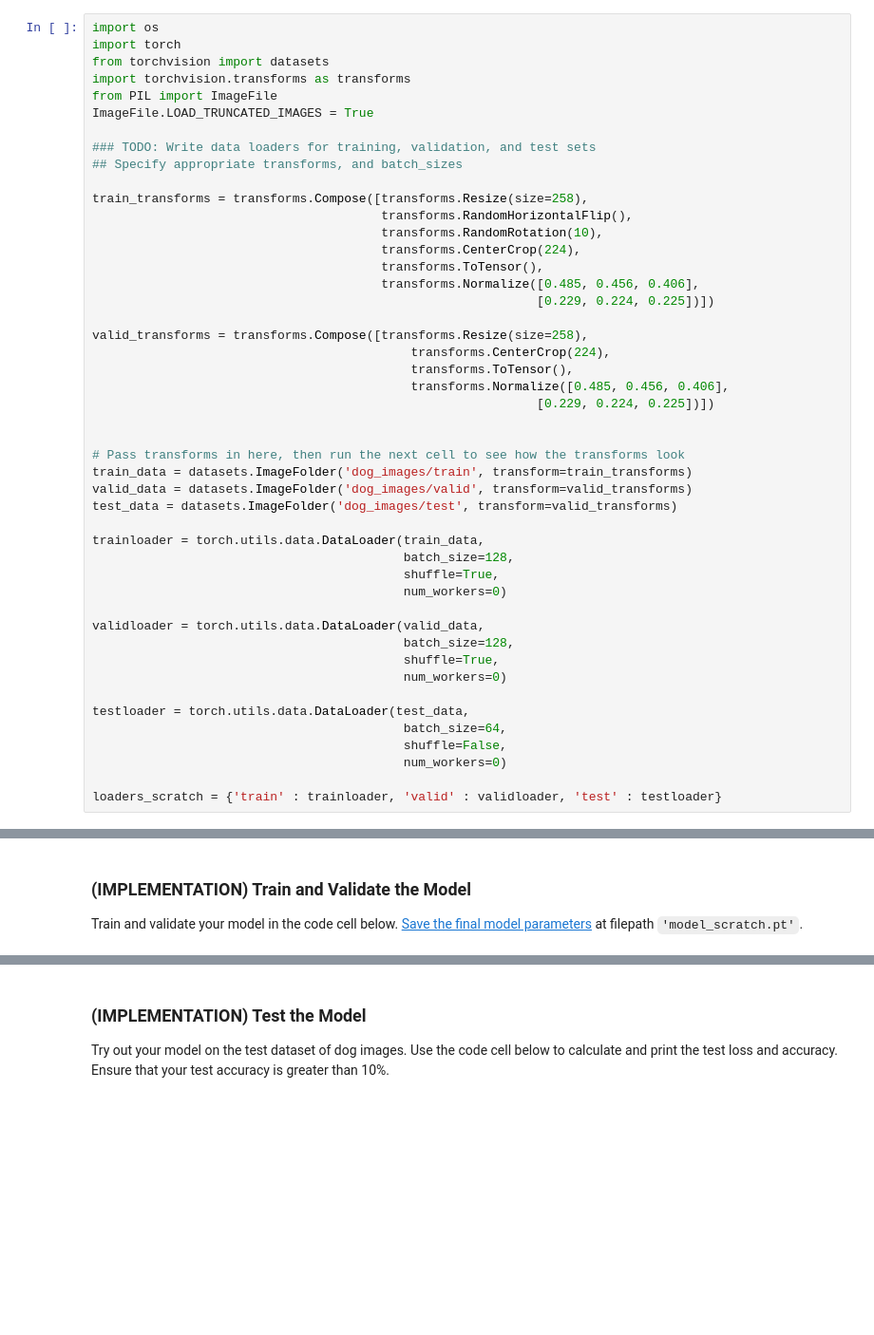
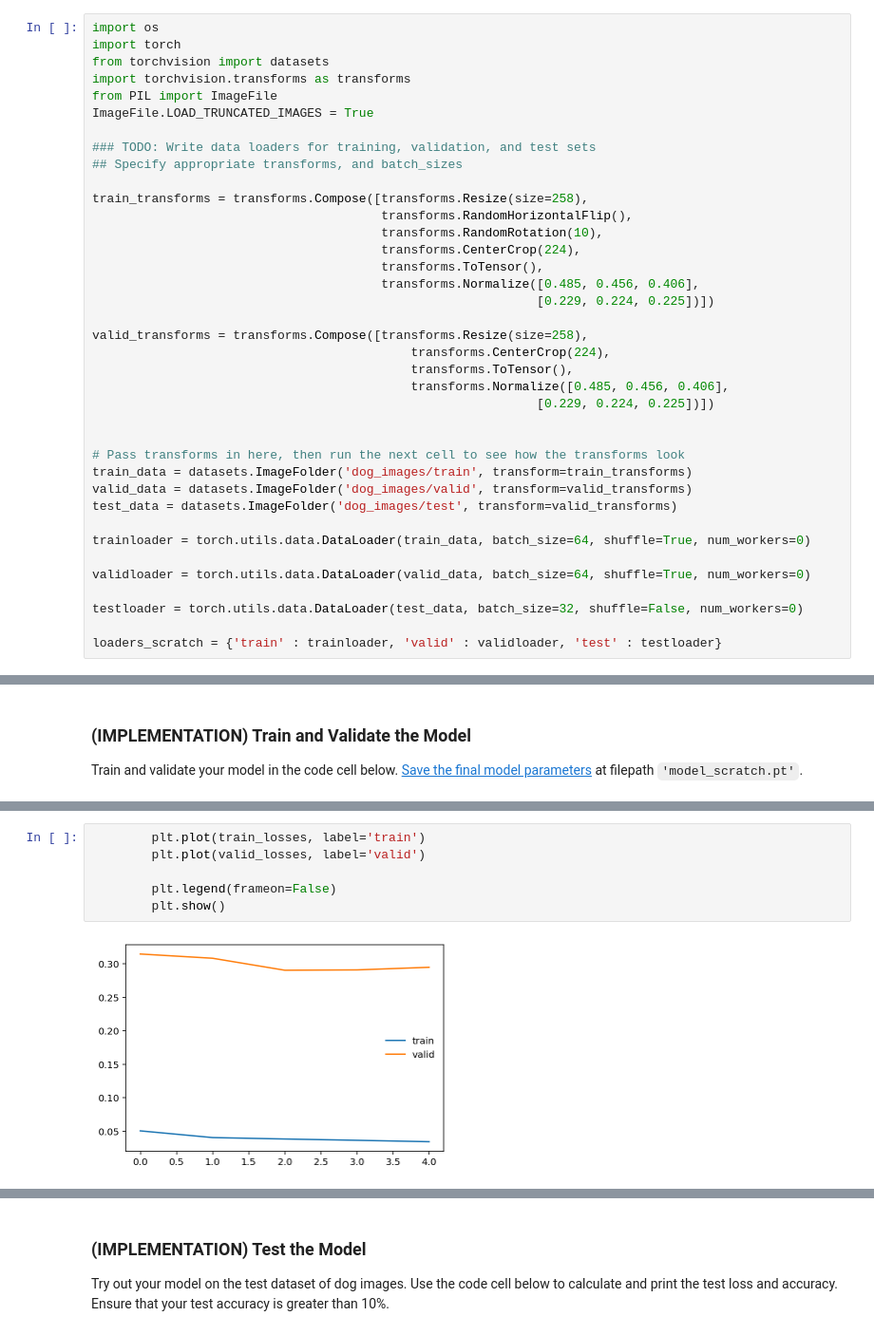
Before and after one commit to lumartin/cnn-dog-breed-classifier, a Jupyter notebook: dog_app.ipynb, the cells around one changed output, grey strips where cells are left out. Shown at 95% size. Saved outputs shown, nothing was run; the diff lists cells and outputs as text; blank space fills up the shorter version.

```diff
--- a/dog_app.ipynb
+++ b/dog_app.ipynb
@@ -327,20 +327,11 @@ train_data = datasets.ImageFolder('dog_images/train', transform=train_transforms
 valid_data = datasets.ImageFolder('dog_images/valid', transform=valid_transforms)
 test_data = datasets.ImageFolder('dog_images/test', transform=valid_transforms)
 
-trainloader = torch.utils.data.DataLoader(train_data,
-                                          batch_size=128,
-                                          shuffle=True,
-                                          num_workers=0)
+trainloader = torch.utils.data.DataLoader(train_data, batch_size=64, shuffle=True, num_workers=0)
 
-validloader = torch.utils.data.DataLoader(valid_data,
-                                          batch_size=128,
-                                          shuffle=True,
-                                          num_workers=0)
+validloader = torch.utils.data.DataLoader(valid_data, batch_size=64, shuffle=True, num_workers=0)
 
-testloader = torch.utils.data.DataLoader(test_data,
-                                          batch_size=64,
-                                          shuffle=False,
-                                          num_workers=0)
+testloader = torch.utils.data.DataLoader(test_data, batch_size=32, shuffle=False, num_workers=0)
 
 loaders_scratch = {'train' : trainloader, 'valid' : validloader, 'test' : testloader}
 # %%
@@ -571,0 +673,8 @@ IncompatibleKeys(missing_keys=[], unexpected_keys=[])
+# %%
+        plt.plot(train_losses, label='train')
+        plt.plot(valid_losses, label='valid')
+
+        plt.legend(frameon=False)
+        plt.show()
+# %% [output]
+[figure, added]
```
Also changed, not shown: parts of 5 cells of this notebook.
